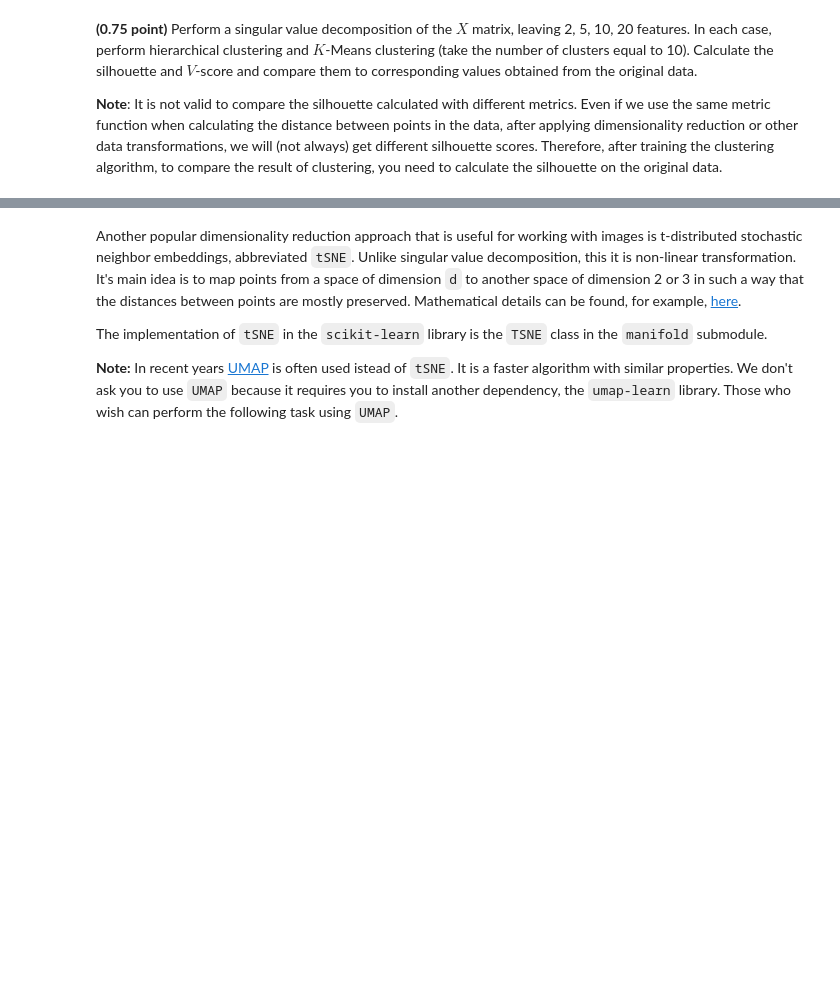
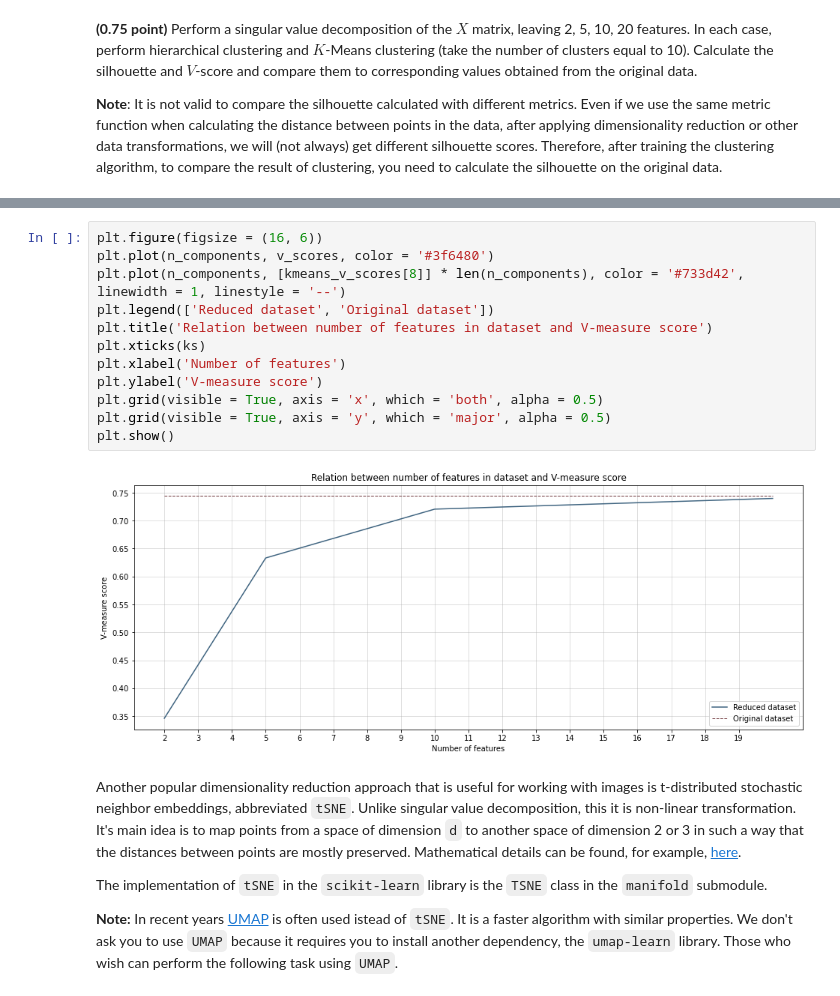
Before and after one commit to AnastasiiaSt/Clustering, a Jupyter notebook: clustering.ipynb, the cells around one changed output, grey strips where cells are left out. Saved outputs shown, nothing was run; the diff lists cells and outputs as text; blank space fills up the shorter version.

```diff
--- a/clustering.ipynb
+++ b/clustering.ipynb
@@ -482,3 +517,17 @@ The `scikit-learn` module has several implementations of singular value decompos
+# %%
+plt.figure(figsize = (16, 6))
+plt.plot(n_components, v_scores, color = '#3f6480')
+plt.plot(n_components, [kmeans_v_scores[8]] * len(n_components), color = '#733d42', linewidth = 1, linestyle = '--')
+plt.legend(['Reduced dataset', 'Original dataset'])
+plt.title('Relation between number of features in dataset and V-measure score')
+plt.xticks(ks)
+plt.xlabel('Number of features')
+plt.ylabel('V-measure score')
+plt.grid(visible = True, axis = 'x', which = 'both', alpha = 0.5)
+plt.grid(visible = True, axis = 'y', which = 'major', alpha = 0.5)
+plt.show()
+# %% [output]
+[figure, added]
 # %% [markdown]
 Another popular dimensionality reduction approach that is useful for working with images is t-distributed stochastic neighbor embeddings, abbreviated `tSNE`. Unlike singular value decomposition, this it is non-linear transformation. It's main idea is to map points from a space of dimension `d` to another space of dimension 2 or 3 in such a way that the distances between points are mostly preserved. Mathematical details can be found, for example, [here](https://en.wikipedia.org/wiki/T-distributed_stochastic_neighbor_embedding).
 
```
Also changed, not shown: parts of 15 cells of this notebook.
